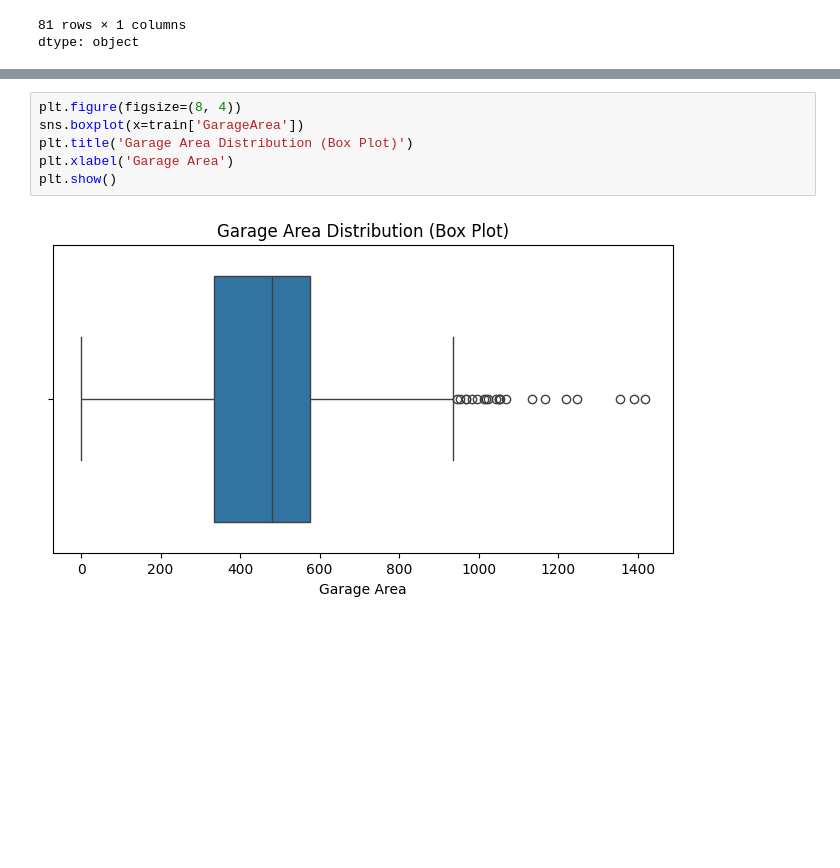
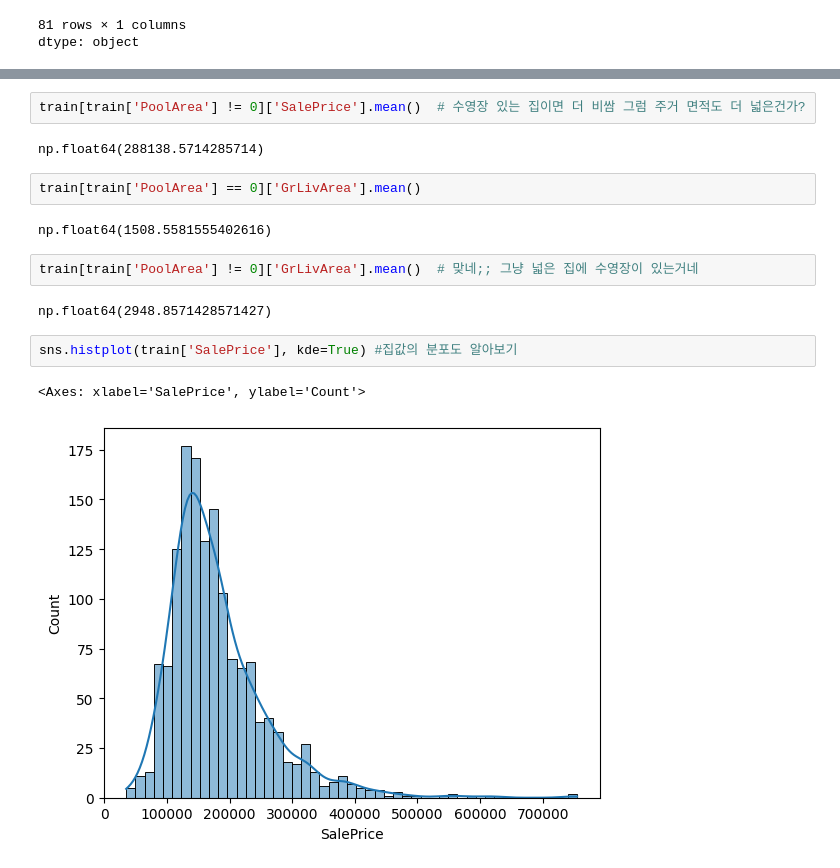
Before and after one commit to WasabiRamen/kaggle-study-house-prices, a Jupyter notebook: house_price.ipynb, the cells around one changed output, grey strips where cells are left out. Cells and saved outputs as stored; diff of their text form; blank space fills up the shorter version.

```diff
--- a/house_price.ipynb
+++ b/house_price.ipynb
@@ -122,8 +106,17 @@ train[(train['MiscFeature'].isnull() == False)]
-# %%
-plt.figure(figsize=(8, 4))
-sns.boxplot(x=train['GarageArea'])
-plt.title('Garage Area Distribution (Box Plot)')
-plt.xlabel('Garage Area')
-plt.show()
-# %% [output]
-[figure, removed]
+# %%
+train[train['PoolArea'] != 0]['SalePrice'].mean()  # 수영장 있는 집이면 더 비쌈 그럼 주거 면적도 더 넓은건가?
+# %% [output]
+np.float64(288138.5714285714)
+# %%
+train[train['PoolArea'] == 0]['GrLivArea'].mean()
+# %% [output]
+np.float64(1508.5581555402616)
+# %%
+train[train['PoolArea'] != 0]['GrLivArea'].mean()  # 맞네;; 그냥 넓은 집에 수영장이 있는거네
+# %% [output]
+np.float64(2948.8571428571427)
+# %%
+sns.histplot(train['SalePrice'], kde=True) #집값의 분포도 알아보기
+# %% [output]
+<Axes: xlabel='SalePrice', ylabel='Count'>
+[figure, added]
```
Also changed, not shown: parts of 11 cells of this notebook.
